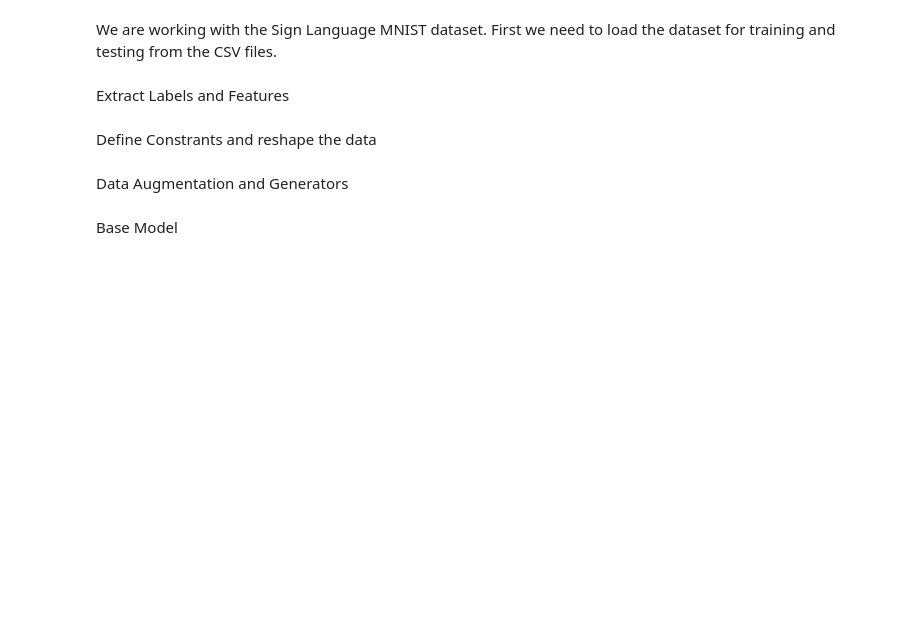
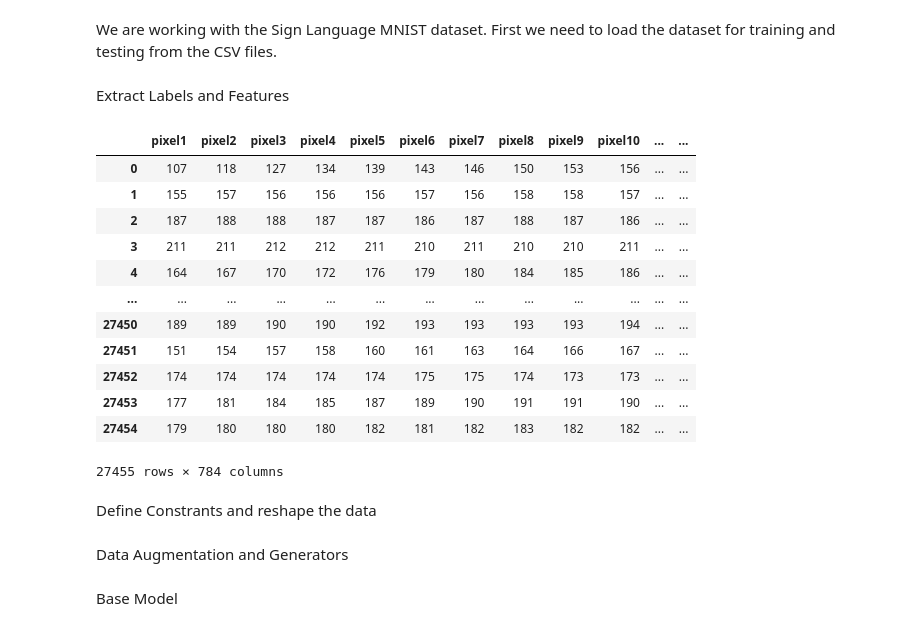
Before and after one commit to MatthewSharpOTU/CSCI4050U_FinalProject, a Jupyter notebook: convolution/convolution.ipynb, the cells around one changed output. Cells and saved outputs as stored; diff of their text form; code cells hidden in the pictures; blank space fills up the shorter version.

```diff
--- a/convolution/convolution.ipynb
+++ b/convolution/convolution.ipynb
@@ -25,8 +25,8 @@ First we need to load the dataset for training and testing from the CSV files.
 # %%
 import pandas as pd
 
-training_df = pd.read_csv("../dataset/sign_mnist_train.csv")
-testing_df = pd.read_csv("../dataset/sign_mnist_test.csv")
+training_df = pd.read_csv("./sign_mnist_train.csv")
+testing_df = pd.read_csv("./sign_mnist_test.csv")
 # %% [markdown]
 Extract Labels and Features
 # %%
@@ -35,6 +35,22 @@ training_df.drop(['label'], axis=1, inplace=True)
 
 y_test = testing_df['label']
 testing_df.drop(['label'], axis=1, inplace=True)
+# %%
+training_df
+# %% [output]
+|  | pixel1 | pixel2 | pixel3 | pixel4 | pixel5 | pixel6 | pixel7 | pixel8 | pixel9 | pixel10 | ... | ... |
+| 0 | 107 | 118 | 127 | 134 | 139 | 143 | 146 | 150 | 153 | 156 | ... | ... |
+| 1 | 155 | 157 | 156 | 156 | 156 | 157 | 156 | 158 | 158 | 157 | ... | ... |
+| 2 | 187 | 188 | 188 | 187 | 187 | 186 | 187 | 188 | 187 | 186 | ... | ... |
+| 3 | 211 | 211 | 212 | 212 | 211 | 210 | 211 | 210 | 210 | 211 | ... | ... |
+| 4 | 164 | 167 | 170 | 172 | 176 | 179 | 180 | 184 | 185 | 186 | ... | ... |
+| ... | ... | ... | ... | ... | ... | ... | ... | ... | ... | ... | ... | ... |
+| 27450 | 189 | 189 | 190 | 190 | 192 | 193 | 193 | 193 | 193 | 194 | ... | ... |
+| 27451 | 151 | 154 | 157 | 158 | 160 | 161 | 163 | 164 | 166 | 167 | ... | ... |
+| 27452 | 174 | 174 | 174 | 174 | 174 | 175 | 175 | 174 | 173 | 173 | ... | ... |
+| 27453 | 177 | 181 | 184 | 185 | 187 | 189 | 190 | 191 | 191 | 190 | ... | ... |
+| 27454 | 179 | 180 | 180 | 180 | 182 | 181 | 182 | 183 | 182 | 182 | ... | ... |
+27455 rows × 784 columns
 # %% [markdown]
 Define Constrants and reshape the data
 # %%
```
Also changed, not shown: parts of 16 cells of this notebook.
